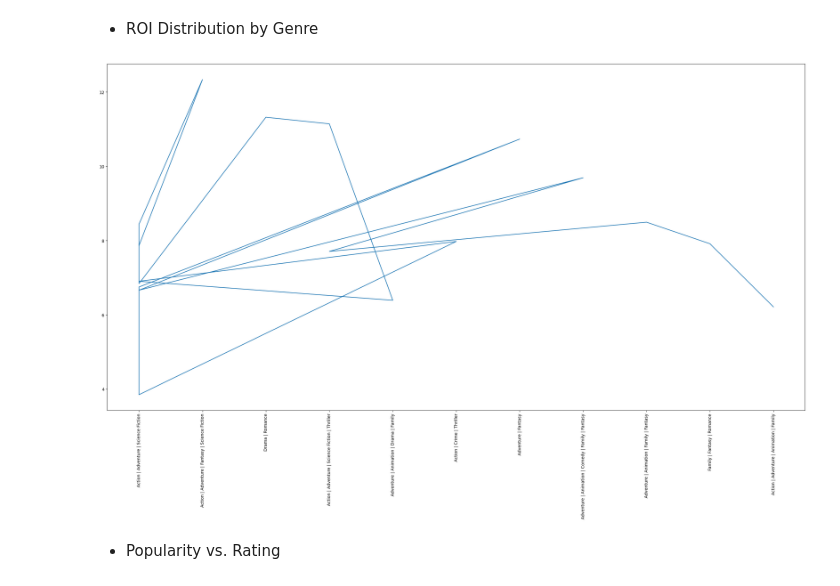
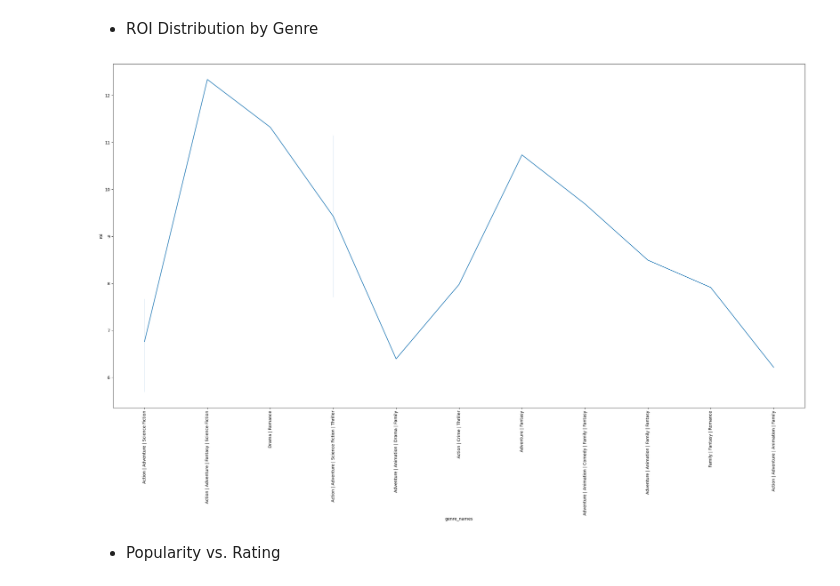
Before and after one commit to kgyauAmtch/Amtch_Personal_Projects, a Jupyter notebook: Project1/notebooks/data_cleaning.ipynb, the cells around one changed output. Drawn from its saved outputs; the diff is of its cells as text; code cells hidden in the pictures.

```diff
--- a/Project1/notebooks/data_cleaning.ipynb
+++ b/Project1/notebooks/data_cleaning.ipynb
@@ -7,7 +7,7 @@ import ast
 import seaborn as sns
 import matplotlib.pyplot as plt
 # %%
-file_path='/Users/gyauk/github/Project1_movie_analysis/Project1/data/raw/movies_08-04-2025_10-27-01.csv'
+file_path='/Users/gyauk/github/Project1_movie_analysis/Project1/data/raw/movies.csv'
 df=pd.read_csv(file_path)
 df.head()
 # %% [output]
@@ -1058,11 +1058,11 @@ plt.show()
 # %%
 # df['franchise'] = df['franchise'].astype(str)
 plt.figure(figsize=(30, 15))
-plt.plot(df['genre_names'], df['roi'], data = df)
+sns.lineplot(x = 'genre_names', y = 'roi', data = df)
 plt.xticks(rotation=90)
 plt.show()
 # %% [output]
-[figure, old version]
+[figure, new version]
 # %% [markdown]
 - Popularity vs. Rating
 # %%
```
Also changed, not shown: parts of 9 cells of this notebook, 6 other files.
